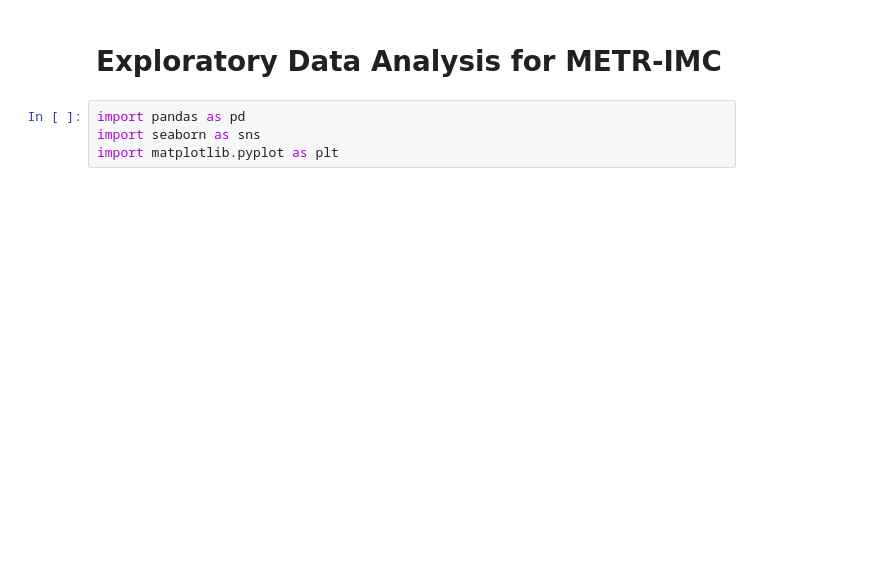
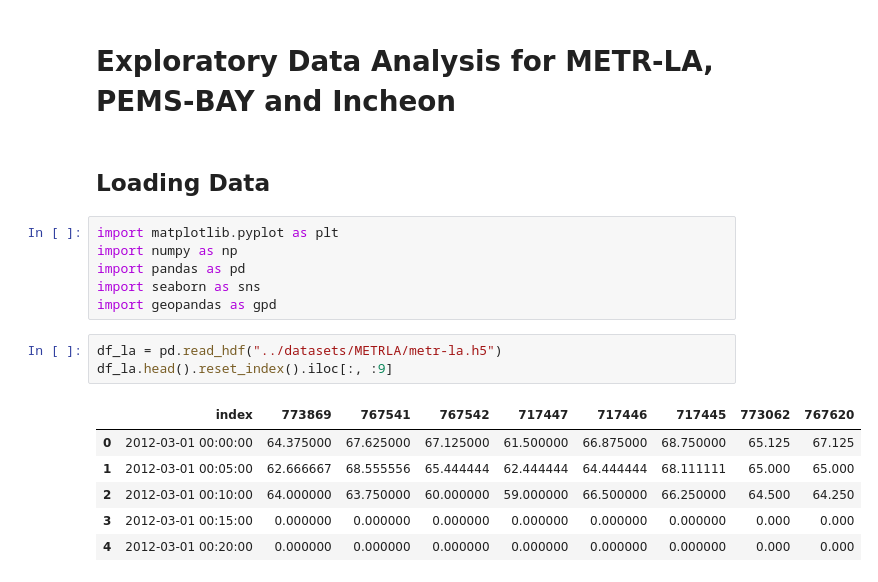
Before and after one commit to ysb06/songdo-traffic, a Jupyter notebook: src/eda.ipynb, the cells around one changed output. Saved outputs shown, nothing was run; the diff lists cells and outputs as text; blank space fills up the shorter version.

```diff
--- a/src/eda.ipynb
+++ b/src/eda.ipynb
@@ -1,6 +1,20 @@
 # %% [markdown]
-# Exploratory Data Analysis for METR-IMC
+# Exploratory Data Analysis for METR-LA, PEMS-BAY and Incheon
+# %% [markdown]
+## Loading Data
 # %%
+import matplotlib.pyplot as plt
+import numpy as np
 import pandas as pd
 import seaborn as sns
-import matplotlib.pyplot as plt
+import geopandas as gpd
+# %%
+df_la = pd.read_hdf("../datasets/METRLA/metr-la.h5")
+df_la.head().reset_index().iloc[:, :9]
+# %% [output]
+|  | index | 773869 | 767541 | 767542 | 717447 | 717446 | 717445 | 773062 | 767620 |
+| 0 | 2012-03-01 00:00:00 | 64.375000 | 67.625000 | 67.125000 | 61.500000 | 66.875000 | 68.750000 | 65.125 | 67.125 |
+| 1 | 2012-03-01 00:05:00 | 62.666667 | 68.555556 | 65.444444 | 62.444444 | 64.444444 | 68.111111 | 65.000 | 65.000 |
+| 2 | 2012-03-01 00:10:00 | 64.000000 | 63.750000 | 60.000000 | 59.000000 | 66.500000 | 66.250000 | 64.500 | 64.250 |
+| 3 | 2012-03-01 00:15:00 | 0.000000 | 0.000000 | 0.000000 | 0.000000 | 0.000000 | 0.000000 | 0.000 | 0.000 |
+| 4 | 2012-03-01 00:20:00 | 0.000000 | 0.000000 | 0.000000 | 0.000000 | 0.000000 | 0.000000 | 0.000 | 0.000 |
```
Also changed, not shown: parts of 18 cells of this notebook, 35 other files.
